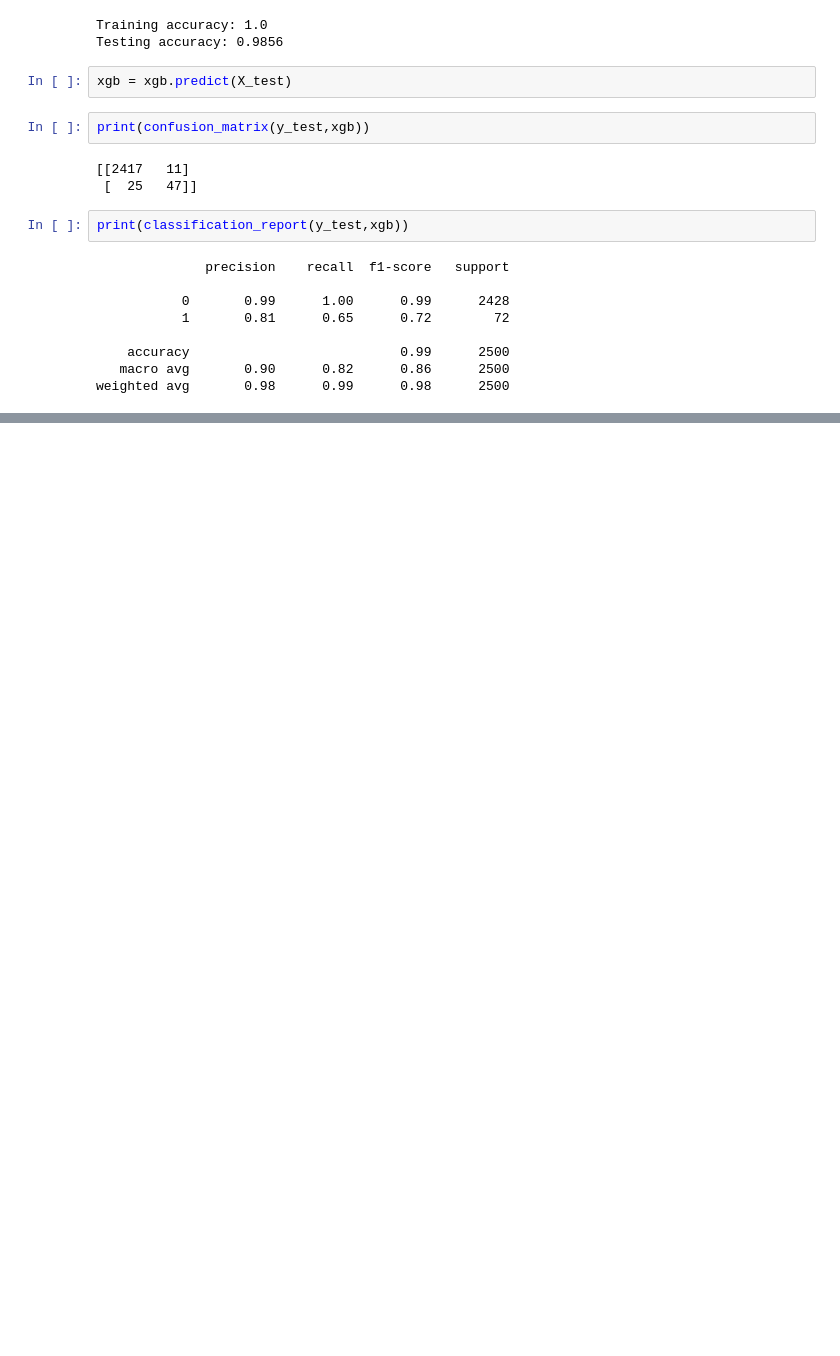
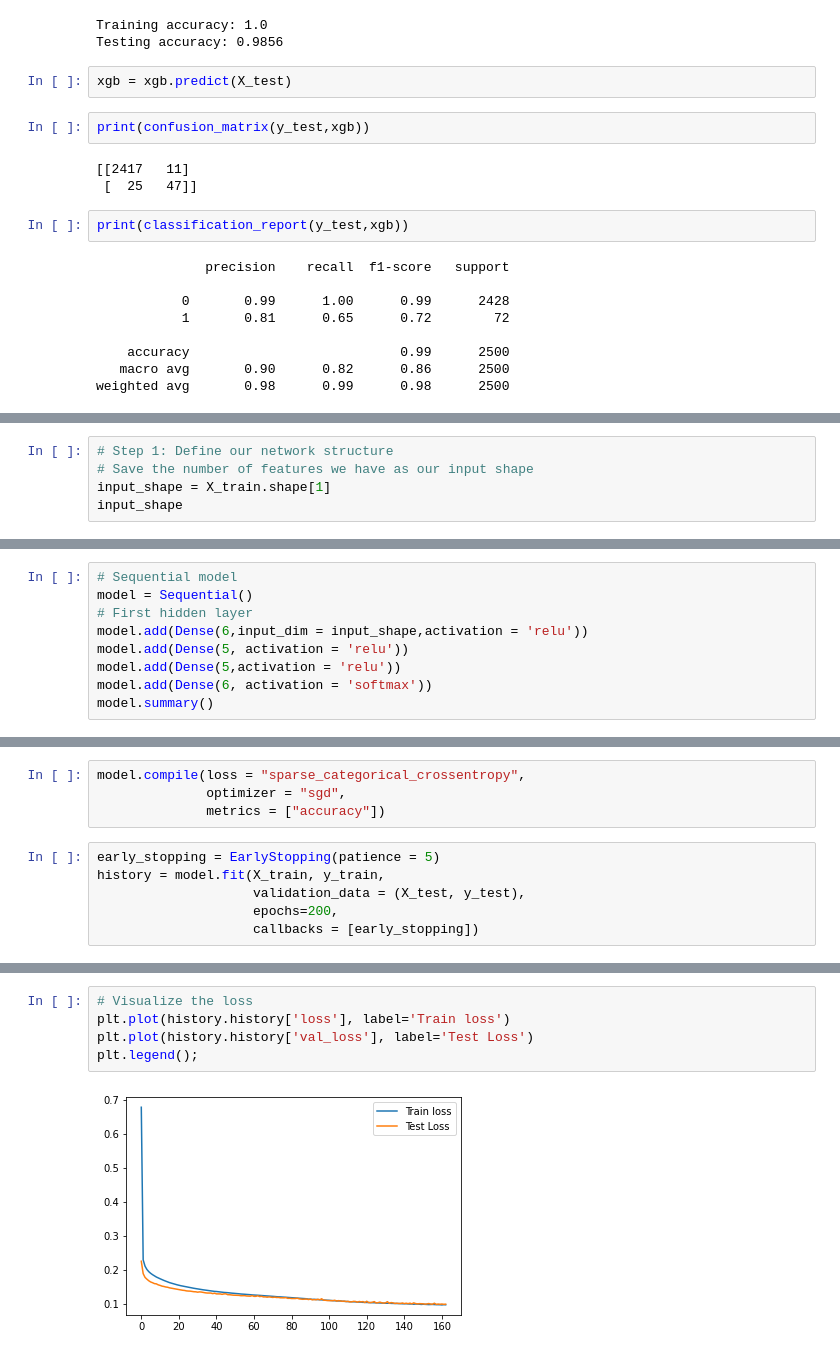
Before and after one commit to jhonnydss/Project_Maintenance, a Jupyter notebook: Proyecto 2, Mantenimiento.ipynb, the cells around one changed output, grey strips where cells are left out. Cells and saved outputs as stored; diff of their text form; blank space fills up the shorter version.

```diff
--- a/Proyecto 2, Mantenimiento.ipynb
+++ b/Proyecto 2, Mantenimiento.ipynb
@@ -636,0 +887,5 @@ El mejor modelo es para predecir un mantenimiento es Random Forest
+# %%
+# Step 1: Define our network structure
+# Save the number of features we have as our input shape
+input_shape = X_train.shape[1]
+input_shape
@@ -636,0 +894,9 @@ El mejor modelo es para predecir un mantenimiento es Random Forest
+# %%
+# Sequential model
+model = Sequential()
+# First hidden layer
+model.add(Dense(6,input_dim = input_shape,activation = 'relu'))
+model.add(Dense(5, activation = 'relu'))
+model.add(Dense(5,activation = 'relu'))
+model.add(Dense(6, activation = 'softmax'))
+model.summary()
@@ -636,0 +921,10 @@ El mejor modelo es para predecir un mantenimiento es Random Forest
+# %%
+model.compile(loss = "sparse_categorical_crossentropy",
+              optimizer = "sgd",
+              metrics = ["accuracy"])
+# %%
+early_stopping = EarlyStopping(patience = 5)
+history = model.fit(X_train, y_train,
+                    validation_data = (X_test, y_test),
+                    epochs=200,
+                    callbacks = [early_stopping])
@@ -636,0 +949,7 @@ El mejor modelo es para predecir un mantenimiento es Random Forest
+# %%
+# Visualize the loss
+plt.plot(history.history['loss'], label='Train loss')
+plt.plot(history.history['val_loss'], label='Test Loss')
+plt.legend();
+# %% [output]
+[figure, added]
```
Also changed, not shown: parts of 41 cells of this notebook.
